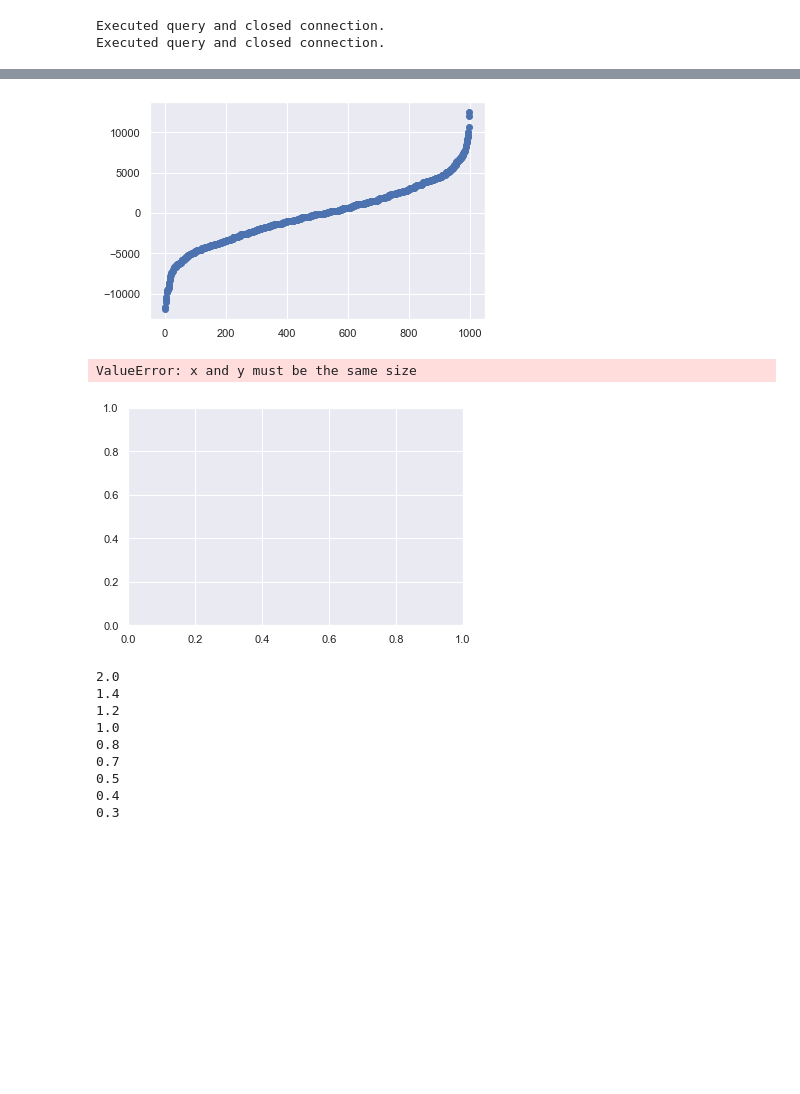
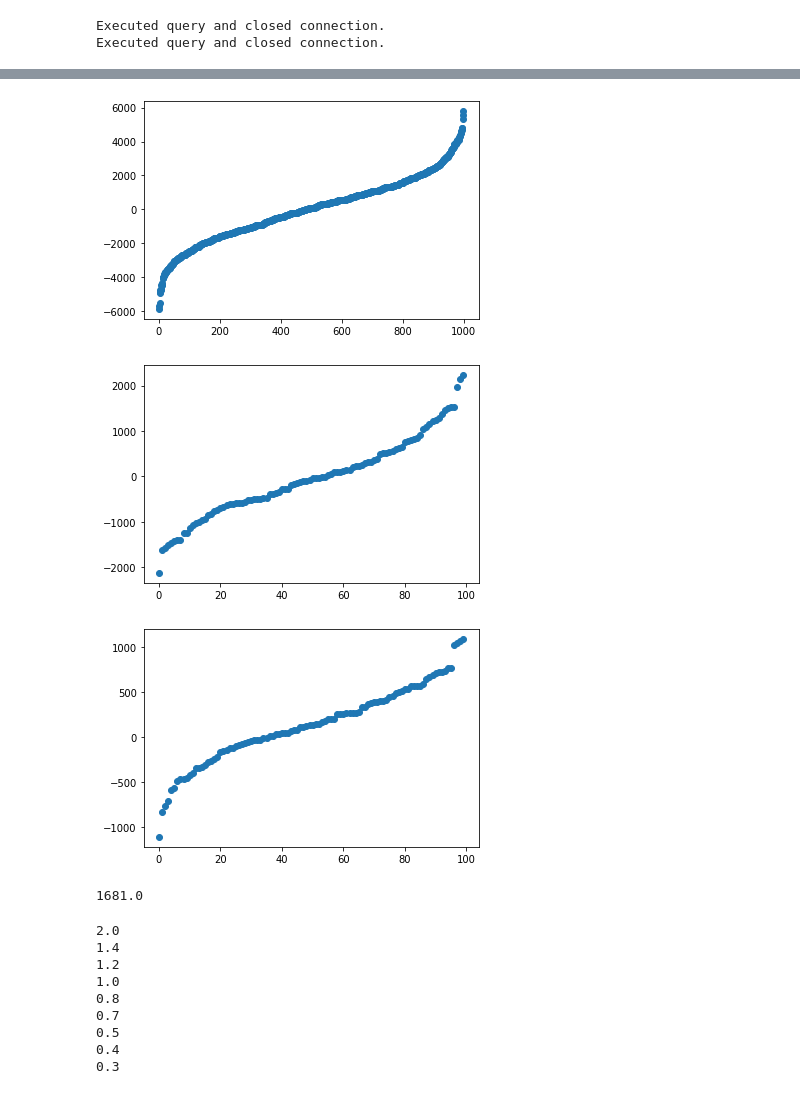
Before and after one commit to j-friis/Bachelors-Thesis, a Jupyter notebook: Implementation/flat_freq_oracle.ipynb, the cells around one changed output, grey strips where cells are left out. Cells and saved outputs as stored; diff of their text form; code cells hidden in the pictures; blank space fills up the shorter version.

```diff
--- a/Implementation/flat_freq_oracle.ipynb
+++ b/Implementation/flat_freq_oracle.ipynb
@@ -261,7 +261,7 @@ answears128 = np.zeros(number_of_queries)
 corret_answear = np.sum(all_counts[0:8])
 
 for i in range(0,number_of_queries):
-    FLAT_OLH = OLH_flat(e, test_dates, test_counts)
+    FLAT_OLH = OLH_flat(epsilon, test_dates, test_counts)
     a = FLAT_OLH.answer(range_dates)
     answears128[i] = a
 
@@ -274,38 +274,41 @@ test_dates = all_dates[:64].copy()
 test_counts = all_counts[:64].copy()
 number_of_queries = 100
 
 range_dates = ('2014-01-02','2014-01-9')
 answears_64 = np.zeros(number_of_queries)
 
 for i in range(0,number_of_queries):
-    FLAT_OLH = OLH_flat(e, test_dates, test_counts)
+    FLAT_OLH = OLH_flat(epsilon, test_dates, test_counts)
     a = FLAT_OLH.answer(range_dates)
     answears_64[i] = a
 
+x = np.arange(0,number_of_queries)
 answears_64.sort()
 plt.scatter(x,answears_64)
 plt.show()
 
 test_dates = all_dates[:32].copy()
 test_counts = all_counts[:32].copy()
 number_of_queries = 100
 
 range_dates = ('2014-01-02','2014-01-9')
 answears_32 = np.zeros(number_of_queries)
 
 for i in range(0,number_of_queries):
-    FLAT_OLH = OLH_flat(e, test_dates, test_counts)
+    FLAT_OLH = OLH_flat(epsilon, test_dates, test_counts)
     a = FLAT_OLH.answer(range_dates)
     answears_32[i] = a
 
+x = np.arange(0,number_of_queries)
 answears_32.sort()
 plt.scatter(x,answears_32)
 plt.show()
 print(corret_answear)
 # %% [output]
-[figure, old version]
+[figure, new version]
+[figure, new version]
+[figure, added]
-ValueError: x and y must be the same size
+1681.0
-[figure, old version]
 # %%
 epsilons = np.array([2,1.4,1.2,1,0.8,0.7,0.5,0.4,0.3])
 error_dicts = {}
```
Also changed, not shown: parts of 1 cell of this notebook, 2 other files.
